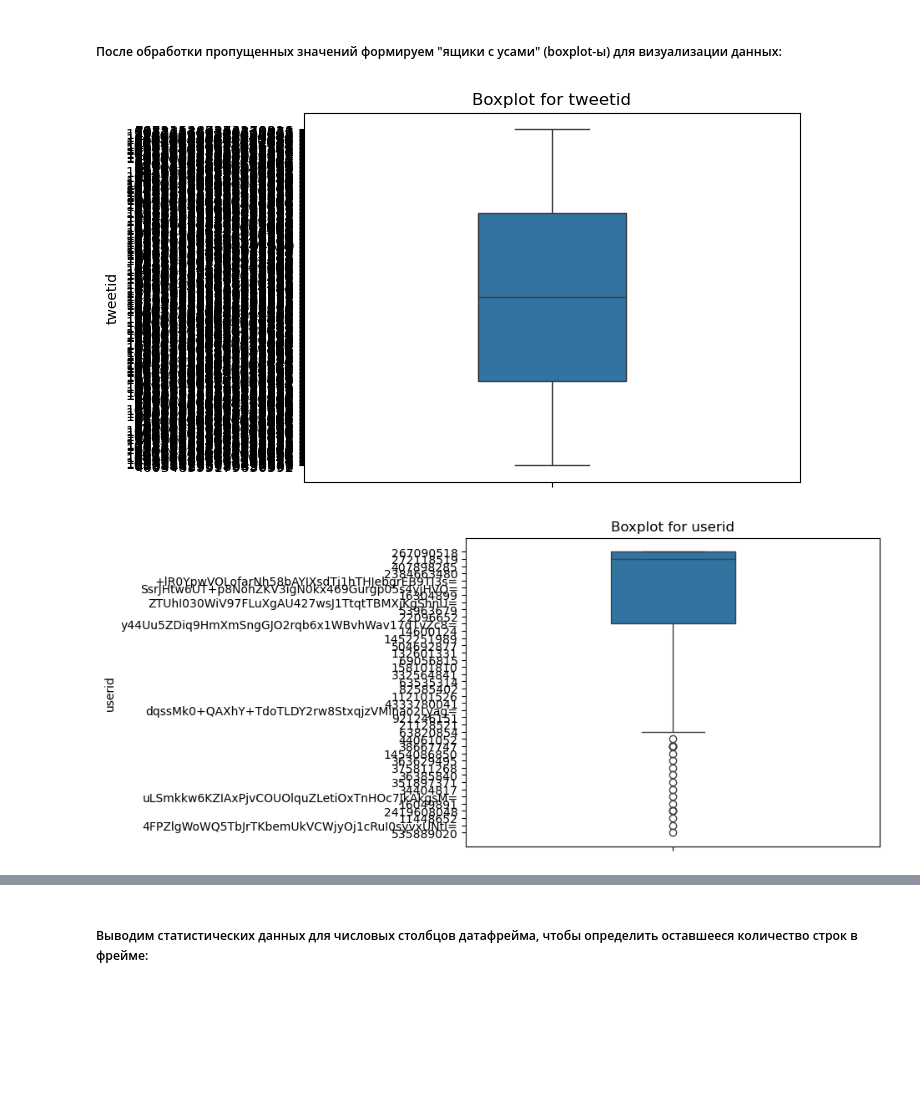
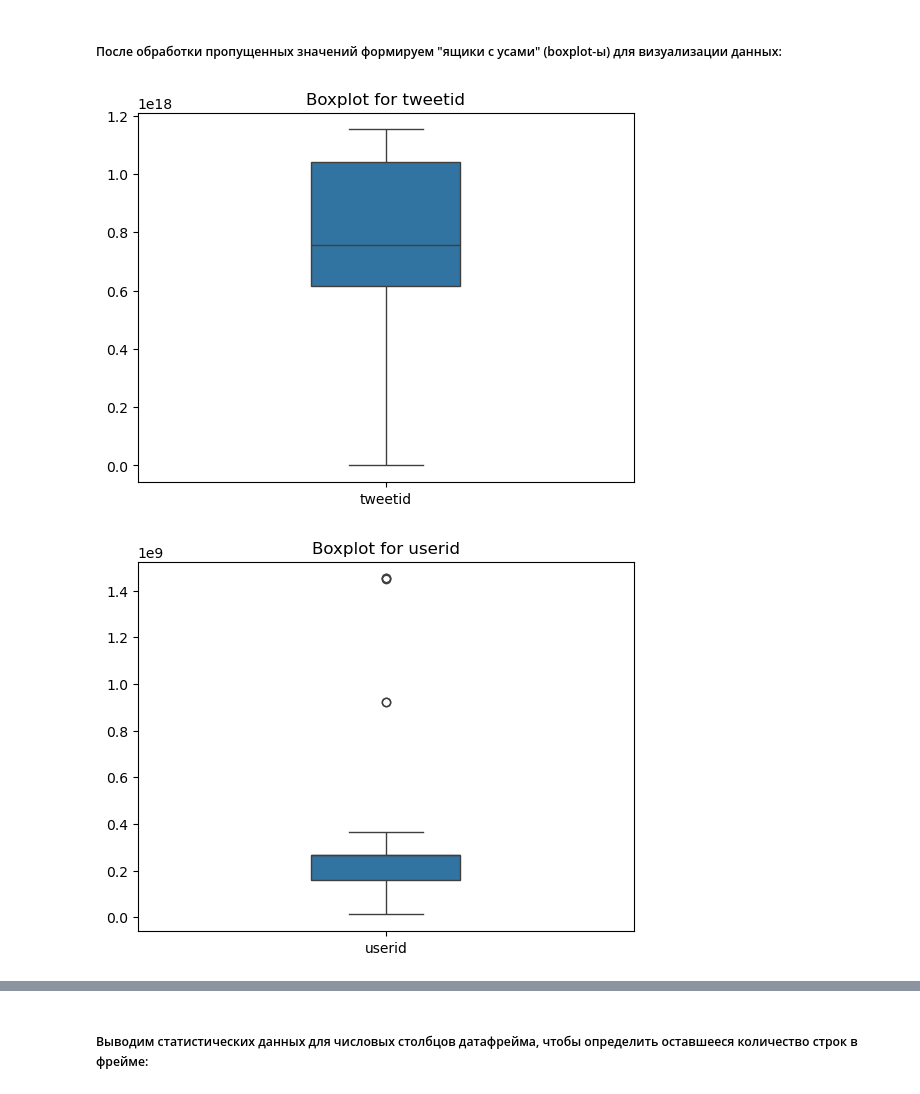
Before and after one commit to TDitS/SOBD2023, a Jupyter notebook: lab1.ipynb, the cells around one changed output, grey strips where cells are left out. Saved outputs shown, nothing was run; the diff lists cells and outputs as text; code cells hidden in the pictures; blank space fills up the shorter version.

```diff
--- a/lab1.ipynb
+++ b/lab1.ipynb
@@ -62,12 +62,15 @@ from pyspark.sql.functions import col, array
 
 df = df.drop("user_profile_description", "account_language", "tweet_text", "tweet_time", "tweet_client_name", "in_reply_to_userid", "in_reply_to_tweetid", "quoted_tweet_tweetid", "retweet_userid", "retweet_tweetid", "latitude", "longitude", "user_mentions", "poll_choices", "hashtags", "urls", "user_screen_name", "user_display_name", "user_profile_url")
 
+df = df.withColumn("tweetid", col("tweetid").cast(LongType()))
+df = df.withColumn("userid", col("userid").cast(IntegerType()))
 df = df.withColumn("follower_count", col("follower_count").cast(IntegerType()))
 df = df.withColumn("following_count", col("following_count").cast(IntegerType()))
 df = df.withColumn("quote_count", col("like_count").cast(IntegerType()))
 df = df.withColumn("reply_count", col("like_count").cast(IntegerType()))
 df = df.withColumn("like_count", col("like_count").cast(IntegerType()))
 df = df.withColumn("retweet_count", col("like_count").cast(IntegerType()))
+df = df.withColumn("account_creation_date", col("account_creation_date").cast(DateType()))
 df = df.withColumn("is_retweet", col("is_retweet").cast("boolean"))
 
 print('Data frame type: ' + str(type(df)))
@@ -270,19 +285,20 @@ pd.DataFrame.from_dict([view_missing_values_in_columns(string_columns, numeric_c
 # %%
 def show_boxplot_for_all_columns(df):
     for column in df.columns:
-        if df.schema[column].dataType == DoubleType():
+        data_type = df.schema[column].dataType
+        if data_type == DoubleType() or data_type == IntegerType() or data_type == LongType():
             column_df = df.select(column).toPandas()
             sns.boxplot(data=column_df, width=0.3)
             plt.title('Boxplot for '+ column)
             plt.show()
-        elif df.schema[column].dataType == StringType():
+        elif data_type == StringType() or data_type == BooleanType() or data_type == DateType():
             column_df = df.select(column).toPandas()
             sns.boxplot(y=column, data=column_df, width=0.3)
             plt.title('Boxplot for '+ column)
             plt.show()
 
 df_sample = df.sample(True, 0.001, 1)
 show_boxplot_for_all_columns(df_sample)
 # %% [output]
-[figure, old version]
+[figure, new version]
-[figure, old version]
+[figure, new version]
```
Also changed, not shown: parts of 35 cells of this notebook.
